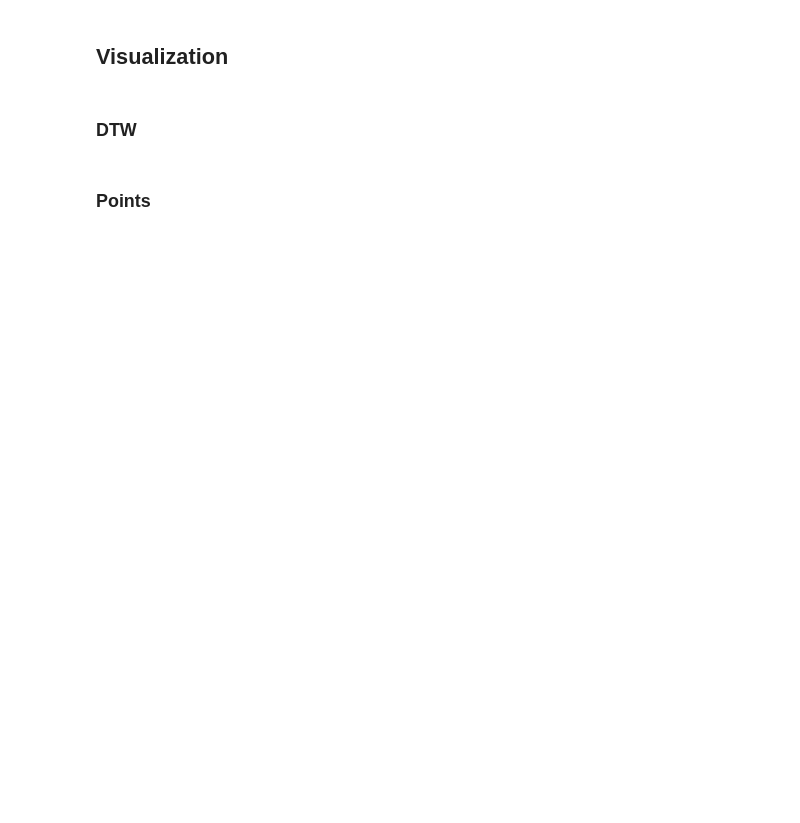
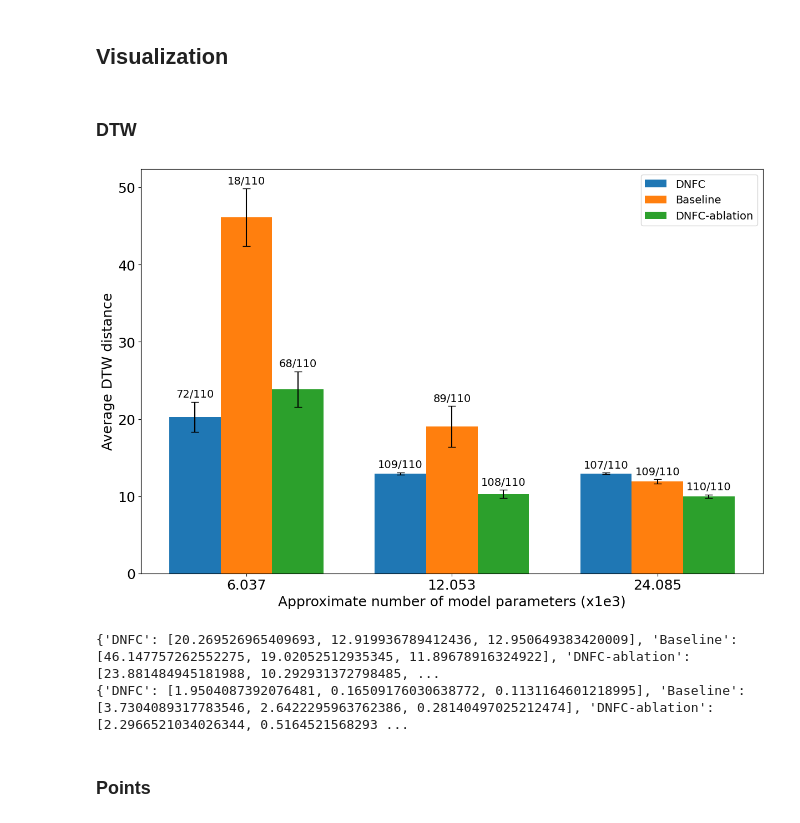
Before and after one commit to arash-mehrabi-z/dnfc-torobo, a Jupyter notebook: feedback_controller/fbc/neural_network/get_results.ipynb, the cells around one changed output. Saved outputs shown, nothing was run; the diff lists cells and outputs as text; code cells hidden in the pictures; blank space fills up the shorter version.

```diff
--- a/feedback_controller/fbc/neural_network/get_results.ipynb
+++ b/feedback_controller/fbc/neural_network/get_results.ipynb
@@ -18,6 +18,7 @@ cfg = Config()
 plt.rcParams['font.size'] = 18
 plt.rc('font', size=18)
 plt.rc('legend', fontsize=14)
+label_fontsize = 14
 # %%
 root_dir = "/home/arash/catkin_ws/src/feedback_controller/fbc/neural_network/results/"
 ds_name = "trajs:72_blocks:3" + "_triangle_v_scarce" #"_triangle_v"
@@ -188,7 +189,7 @@ stats_abl = {
     'dtw_mean': [],
     'dtw_std': [],
 
-    'ds_typesucc_arr' : [],
+    'succ_arr' : [],
     'dtw_arr' : [],
 
     'succ_num' : [],
@@ -210,7 +211,7 @@ def get_mean_std_across_trains(df):
 # %%
 for num_params in model_params_list:
     model_dir = os.path.join(root_dir, f"{ds_name}_{num_params}K_{ds_type}/ep:4000/")
-    for is_not_abl in [True]:#, False]:
+    for is_not_abl in [True, False]:#, False]:
         file_dir = os.path.join(model_dir, f"on_{model_name}_{is_not_abl}" + "_3l_base")
         file_path = os.path.join(file_dir, "perf.csv")
         df = pd.read_csv(file_path)
@@ -258,11 +259,16 @@ for num_params in model_params_list:
             stats_base['succ_dtw_std'].append(overall_std_base["basel_dtw"])
             stats_base['succ_dtw_num'].append(len(round_means_base))
         else:
-            pass
-            # stats_abl['succ_mean'].append(overall_mean['dnfc_succ'] * 100.0)
-            # stats_abl['succ_std'].append(overall_std['dnfc_succ'] * 100.0)
-            # stats_abl['dtw_mean'].append(overall_mean['dnfc_dtw'])
-            # stats_abl['dtw_std'].append(overall_std['dnfc_dtw'])
+            stats_abl['succ_mean'].append(overall_mean['dnfc_succ'])
+            stats_abl['succ_std'].append(overall_std['dnfc_succ'])
+            stats_abl['dtw_mean'].append(overall_mean['dnfc_dtw'])
+            stats_abl['dtw_std'].append(overall_std['dnfc_dtw'])
 
-            # stats_abl['succ_arr'].append(dnfc_succ.tolist())#round_means['dnfc_succ'].tolist())
-            # stats_abl['dtw_arr'].append(dnfc_dtw.tolist())#round_means['dnfc_dtw'].tolist())
+            stats_abl['succ_arr'].append(round_means['dnfc_succ'].tolist()) #dnfc_succ.tolist())
+            stats_abl['dtw_arr'].append(round_means['dnfc_dtw'].tolist()) #dnfc_dtw.tolist())
+
+            stats_abl['succ_num'].append(len(dnfc_succ_cases))
+            stats_abl['eps_num'].append(len(df))
+            stats_abl['succ_dtw_mean'].append(overall_mean_dnfc["dnfc_dtw"])
+            stats_abl['succ_dtw_std'].append(overall_std_dnfc["dnfc_dtw"])
+            stats_abl['succ_dtw_num'].append(len(round_means_dnfc))
@@ -298,7 +392,7 @@ for i in range(len(stats_model['succ_arr'])):
 Ys = {
     'DNFC': [x for x in stats_model['dtw_mean']],
     'Baseline': [x for x in stats_base['dtw_mean']],
-    # 'DNFC-ablation': [x for x in stats_abl['dtw_mean']],
+    'DNFC-ablation': [x for x in stats_abl['dtw_mean']],
 }
 
 errors = {
@@ -306,7 +400,8 @@ errors = {
              for x in stats_model['dtw_std']],
     'Baseline': [x / math.sqrt(len(stats_model['succ_arr'][0]))
                  for x in stats_base['dtw_std']],
-    # 'DNFC-ablation': [x for x in stats_abl['dtw_std']],
+    'DNFC-ablation': [x / math.sqrt(len(stats_model['succ_arr'][0]))
+                      for x in stats_abl['dtw_std']],
 }
 
 x = np.arange(len(model_params_list))  # the label locations
@@ -319,34 +414,41 @@ for attribute, measurement in Ys.items():
     offset = width * multiplier
     # print(attribute)
     rects = ax.bar(x + offset, measurement, width, label=attribute, yerr=errors[attribute],
                    error_kw={'capsize': 5})
     # ax.bar_label(rects, fmt='%.2f', padding=3)
     if attribute == 'DNFC':
         numerators = stats_model['succ_num']
         denominators = stats_model['eps_num']
     elif attribute == 'Baseline':
         numerators = stats_base['succ_num']
         denominators = stats_base['eps_num']
+    elif attribute == 'DNFC-ablation':
+        numerators = stats_abl['succ_num']
+        denominators = stats_abl['eps_num']
 
     fraction_labels = [f"{int(n)}/{int(d)}" for n, d in zip(numerators, denominators)]
 
     # Add labels on top of bars
-    ax.bar_label(rects, labels=fraction_labels, padding=3)
+    ax.bar_label(rects, labels=fraction_labels, padding=3, fontsize=label_fontsize)
 
     multiplier += 1
 
 # Add some text for labels, title and custom x-axis tick labels, etc.
 ax.set_ylabel("Average DTW distance")
 ax.set_xlabel("Approximate number of model parameters (x1e3)")
 # ax.set_title('Robot Endpoint-Target Distance')
 ax.set_xticks(x + width, model_params_list)
 # ax.legend(loc='upper left', ncols=3)
 ax.legend()
 # ax.set_ylim(0, 250)
 plt.savefig(os.path.join(os.getcwd(), f"paper/dtw_{ds_type}.png"))
 plt.show()
 print(Ys)
 print(errors)
+# %% [output]
+[figure, added]
+{'DNFC': [20.269526965409693, 12.919936789412436, 12.950649383420009], 'Baseline': [46.147757262552275, 19.02052512935345, 11.89678916324922], 'DNFC-ablation': [23.881484945181988, 10.292931372798485, ...
+{'DNFC': [1.9504087392076481, 0.16509176030638772, 0.1131164601218995], 'Baseline': [3.7304089317783546, 2.6422295963762386, 0.28140497025212474], 'DNFC-ablation': [2.2966521034026344, 0.5164521568293 ...
 # %% [markdown]
 ### Points
 # %%
```
Also changed, not shown: parts of 11 cells of this notebook, 1 other file.
